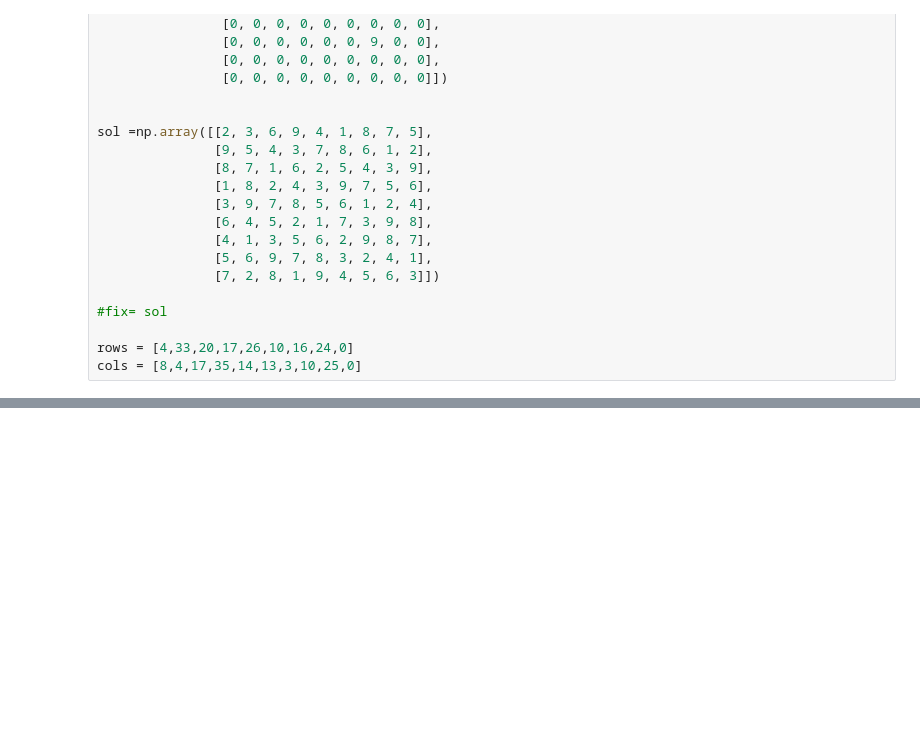
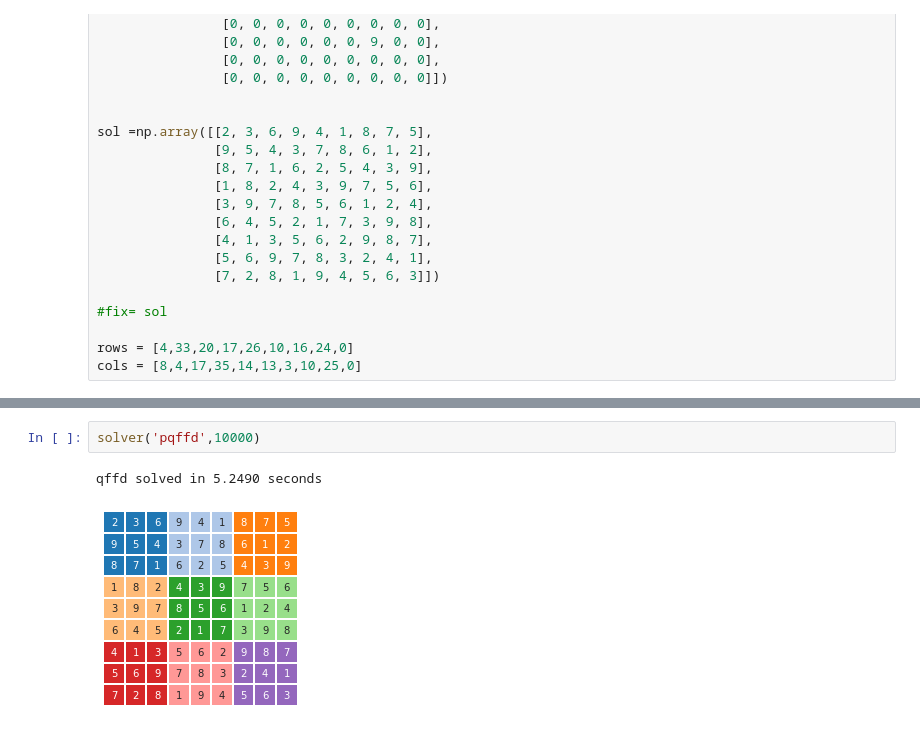
Before and after one commit to gowen100/Public-Code, a Jupyter notebook: Sudoku-sandwich.ipynb, the cells around one changed output, grey strips where cells are left out. Saved outputs shown, nothing was run; the diff lists cells and outputs as text; blank space fills up the shorter version.

```diff
--- a/Sudoku-sandwich.ipynb
+++ b/Sudoku-sandwich.ipynb
@@ -85,0 +158,5 @@ Solved in 29.0856 seconds
+# %%
+solver('pqffd',10000)
+# %% [output]
+qffd solved in 5.2490 seconds
+[figure, added]
```
Also changed, not shown: parts of 9 cells of this notebook.
